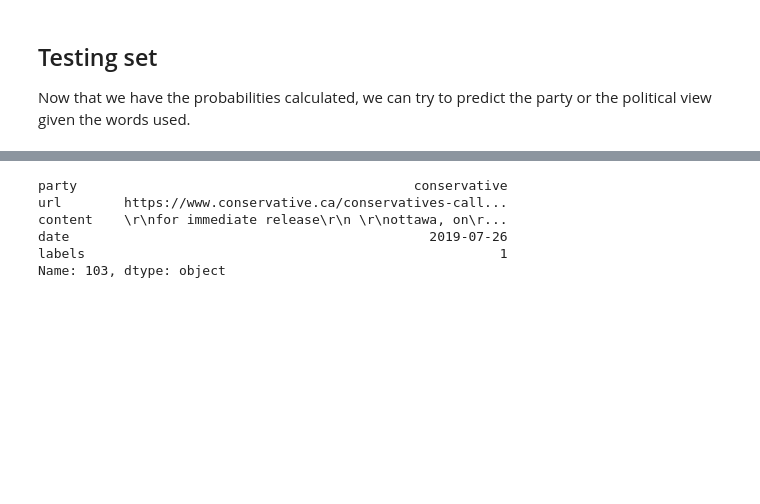
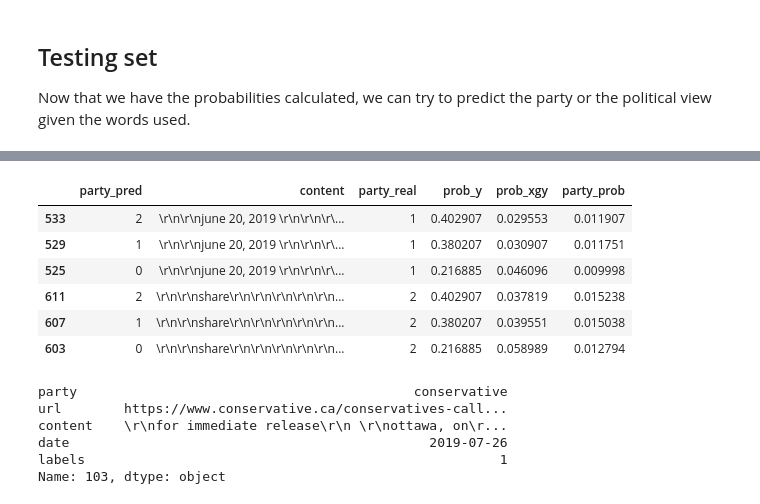
Before and after one commit to dresenhista/canada_election2019, a Jupyter notebook: election2019.ipynb, the cells around one changed output, grey strips where cells are left out. Drawn from its saved outputs; the diff is of its cells as text; code cells hidden in the pictures; blank space fills up the shorter version.

```diff
--- a/election2019.ipynb
+++ b/election2019.ipynb
@@ -413,3 +345,17 @@ test_df.head()
+# %%
+test = test_df[['party_pred', 'content', 'party_real', 'prob_y', 'prob_xgy']].loc[test_df.groupby(['content', 'party_pred']).prob_xgy.agg('idxmax')]
+test['party_prob'] = test['prob_y']*test['prob_xgy']
+test = test.sort_values(by=['content','party_prob'] , ascending = [True, False])
+#test = test[['party_pred', 'content', 'party_real', 'party_prob']]
+test.head(6)
+# %% [output]
+|  | party_pred | content | party_real | prob_y | prob_xgy | party_prob |
+| 533 | 2 | \r\n\r\njune 20, 2019 \r\n\r\n\r\... | 1 | 0.402907 | 0.029553 | 0.011907 |
+| 529 | 1 | \r\n\r\njune 20, 2019 \r\n\r\n\r\... | 1 | 0.380207 | 0.030907 | 0.011751 |
+| 525 | 0 | \r\n\r\njune 20, 2019 \r\n\r\n\r\... | 1 | 0.216885 | 0.046096 | 0.009998 |
+| 611 | 2 | \r\n\r\nshare\r\n\r\n\r\n\r\n\r\n... | 2 | 0.402907 | 0.037819 | 0.015238 |
+| 607 | 1 | \r\n\r\nshare\r\n\r\n\r\n\r\n\r\n... | 2 | 0.380207 | 0.039551 | 0.015038 |
+| 603 | 0 | \r\n\r\nshare\r\n\r\n\r\n\r\n\r\n... | 2 | 0.216885 | 0.058989 | 0.012794 |
 # %%
 df.loc[103]
 # %% [output]
```
Also changed, not shown: parts of 22 cells of this notebook.
